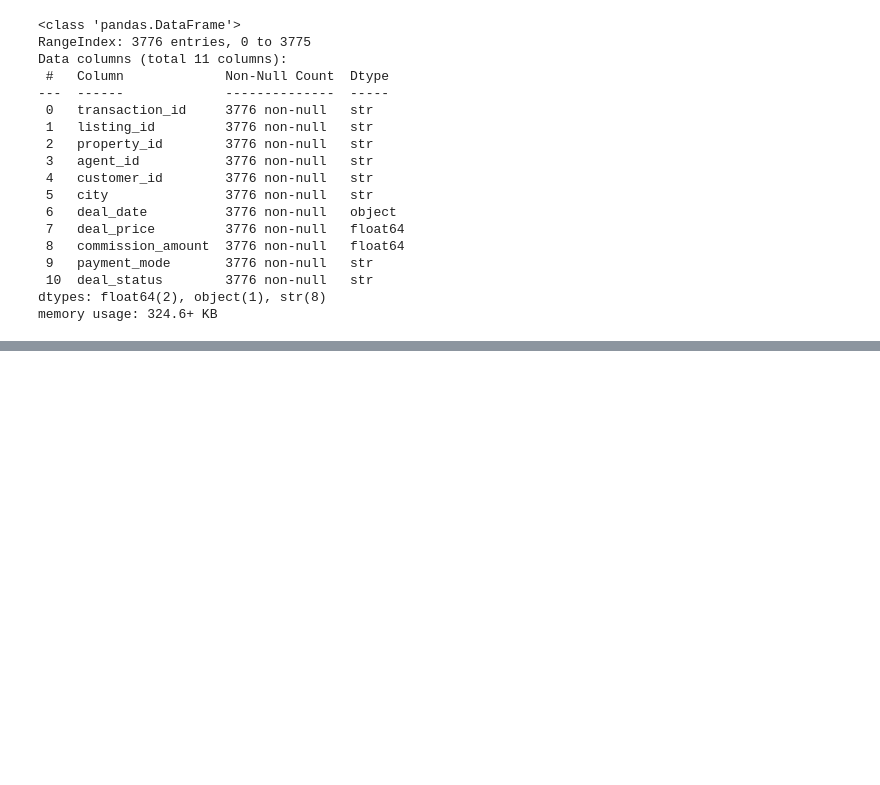
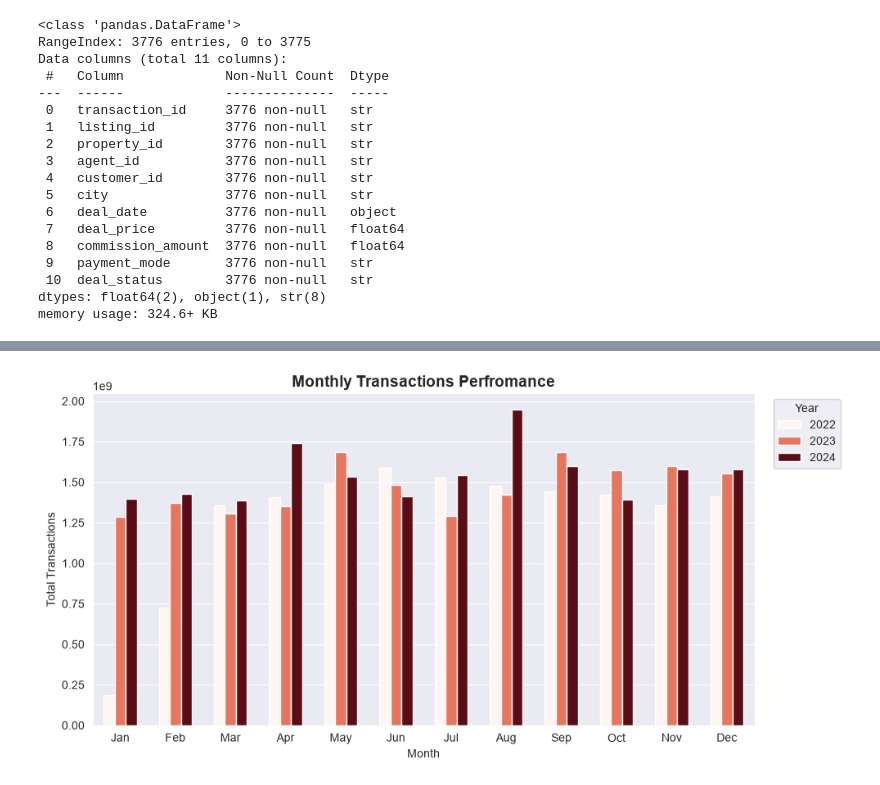
Before and after one commit to hlmtssilvia/Real_Estate_Analytics_Project, a Jupyter notebook: Notebook/Sales_Performance_Analysis.ipynb, the cells around one changed output, grey strips where cells are left out. Saved outputs shown, nothing was run; the diff lists cells and outputs as text; code cells hidden in the pictures; blank space fills up the shorter version.

```diff
--- a/Notebook/Sales_Performance_Analysis.ipynb
+++ b/Notebook/Sales_Performance_Analysis.ipynb
@@ -163,0 +329,28 @@ plt.show()
+# %%
+sns.set_style('darkgrid')
+plt.figure(figsize=(10,5))
+
+sns.barplot(
+    data=rev_year_month,
+    x='month',
+    y='total_rev',
+    hue='year',
+    width=0.6,
+    palette = 'Reds'
+)
+
+plt.title('Monthly Transactions Perfromance', fontsize=14, fontweight='bold')
+plt.xlabel('Month')
+plt.ylabel('Total Transactions')
+
+# pindahkan legend ke luar grafik
+plt.legend(
+    title='Year',
+    bbox_to_anchor=(1.02, 1),
+    loc='upper left'
+)
+
+plt.tight_layout()
+plt.show()
+# %% [output]
+[figure, added]
```
Also changed, not shown: parts of 36 cells of this notebook.
